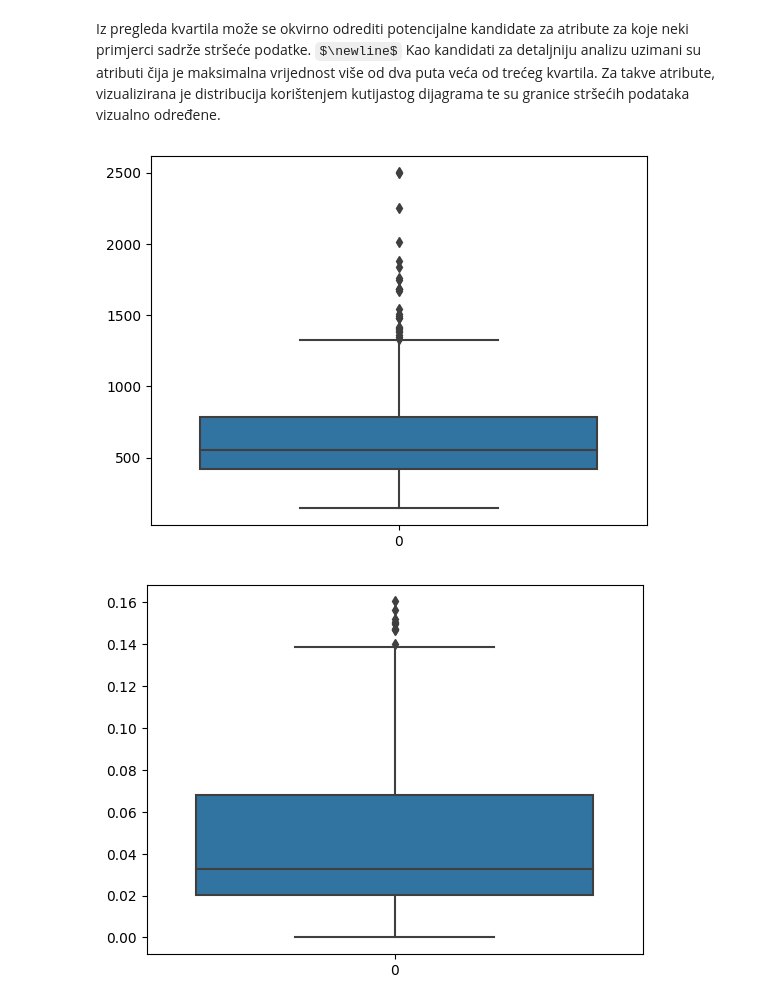
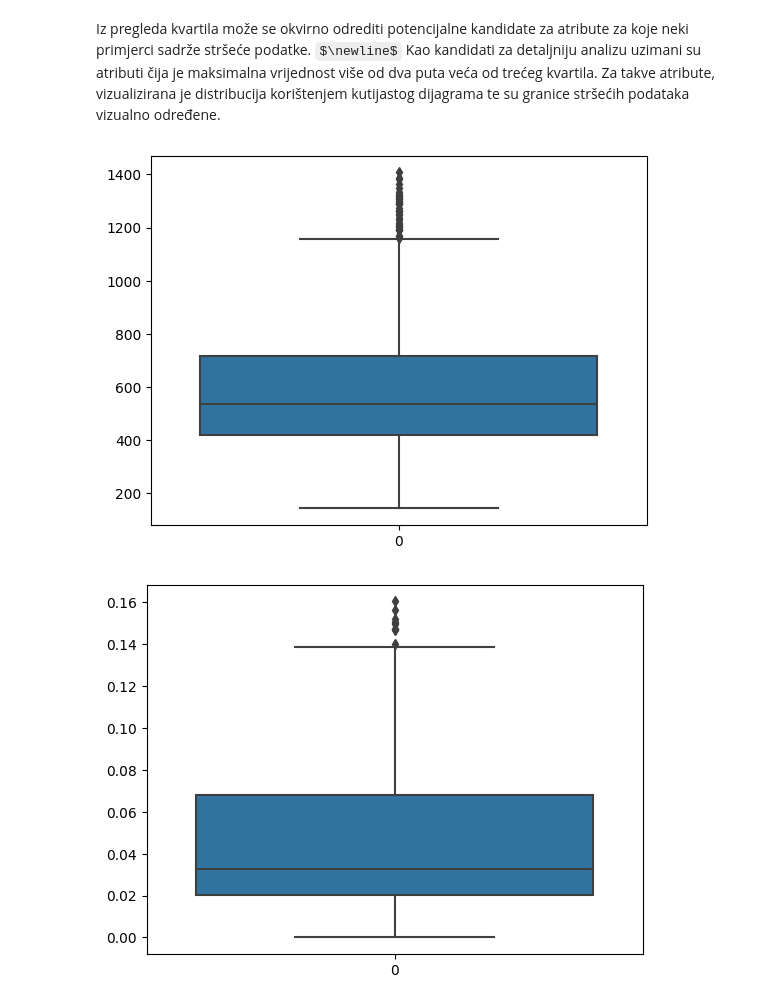
Before and after one commit to ToniIvankovic/uuzop-breast-cancer-classification, a Jupyter notebook: data_visualisation.ipynb, the cells around one changed output. Saved outputs shown, nothing was run; the diff lists cells and outputs as text; code cells hidden in the pictures; some formulas as TeX source.

Commit message:
Refractoring outlier handling

```diff
--- a/data_visualisation.ipynb
+++ b/data_visualisation.ipynb
@@ -228,9 +224,22 @@ def check_outliers(df, col):
+# %%
+def check_outliers(df, col):
+    sns.boxplot(df[col])
+    plt.show()
+
+def deal_with_outliers(df, col, limit, method=None):
+    if method == 'drop':
+        df.drop(df[df[col] > limit].index, inplace=True)
+    elif method == 'replace':
+        df.loc[df[col] > limit, col] = df[col].mean()
+    else:
+        return
+    df.reset_index(drop=True, inplace=True)
 # %%
 check_outliers(df, 'area_mean')
-df.drop(df[df.area_mean > 1500].index, inplace=True)
-df.reset_index(drop=True, inplace=True)
+print((df.radius_se > 1500).sum())
+deal_with_outliers(df, 'area_mean', 1500, 'drop')
 # %% [output]
-[figure, old version]
+[figure, new version]
 # %%
 check_outliers(df, 'concave_points_mean')
 # %% [output]
```
Also changed, not shown: parts of 1 cell of this notebook.
